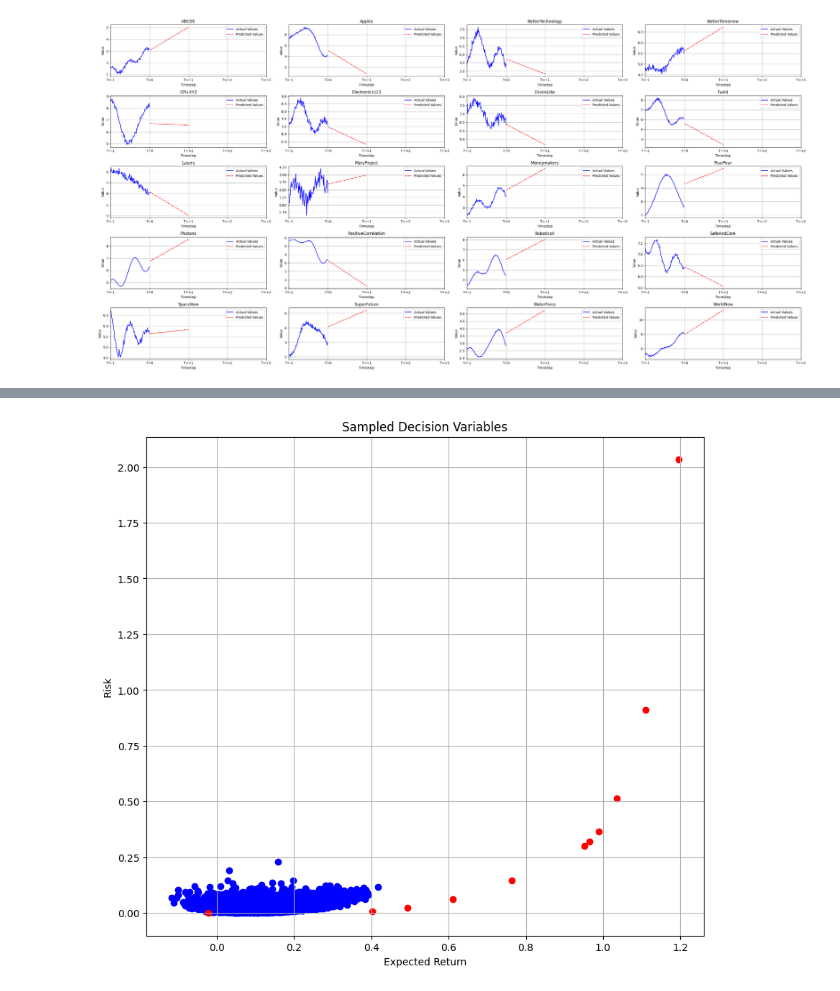
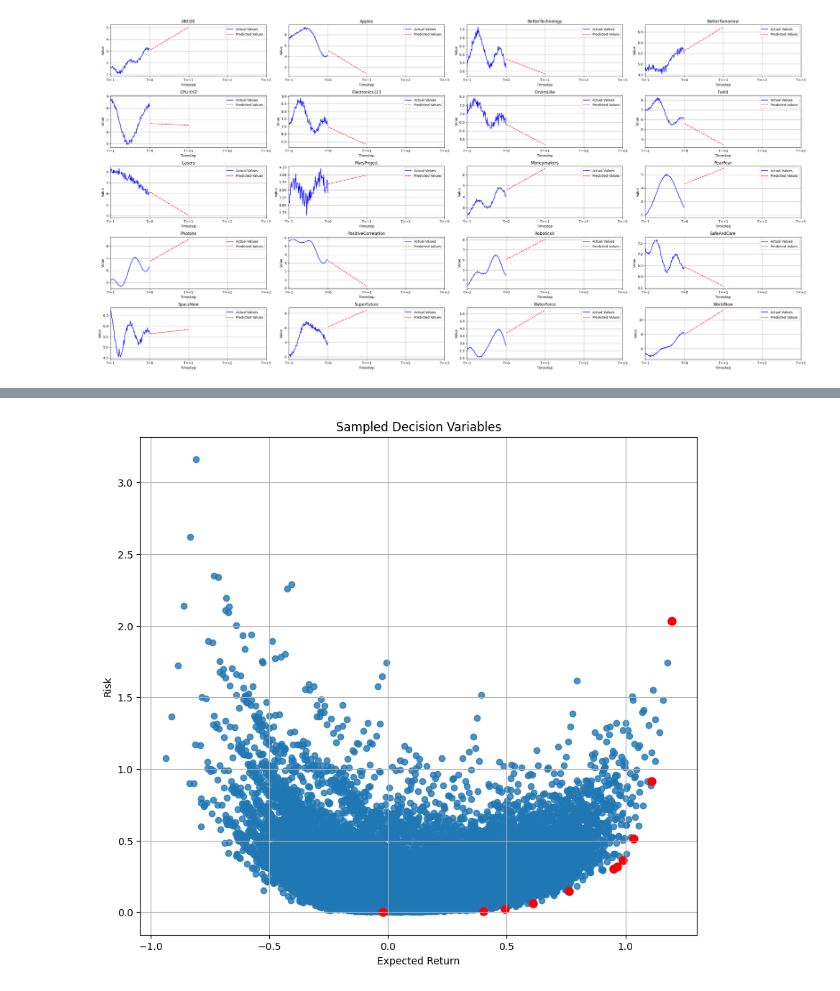
Before and after one commit to MatTheTab/MOO, a Jupyter notebook: Script1.ipynb, the cells around one changed output, grey strips where cells are left out. Cells and saved outputs as stored; diff of their text form; code cells hidden in the pictures.

```diff
--- a/Script1.ipynb
+++ b/Script1.ipynb
@@ -220,4 +213,4 @@ Optimal solution found.
 # %%
-solver.plot_front(solutions, random_sample=10_000)
+solver.plot_front(solutions, n=20, step=0.2)
 # %% [output]
-[figure, old version]
+[figure, new version]
```
Also changed, not shown: parts of 6 cells of this notebook, 1 other file.
